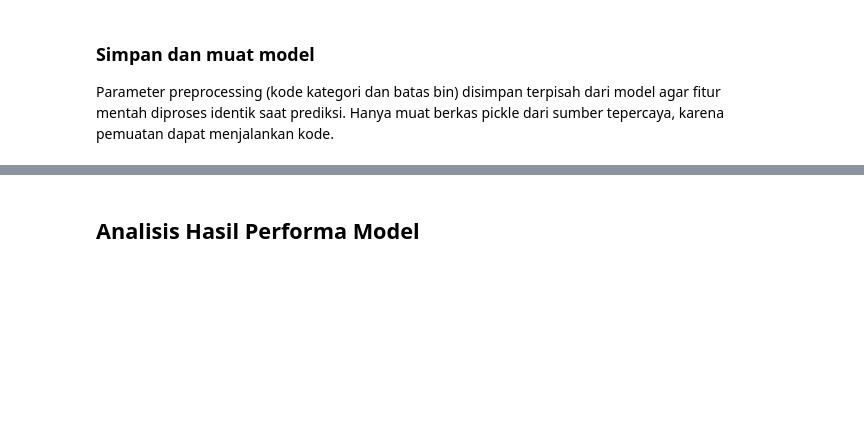
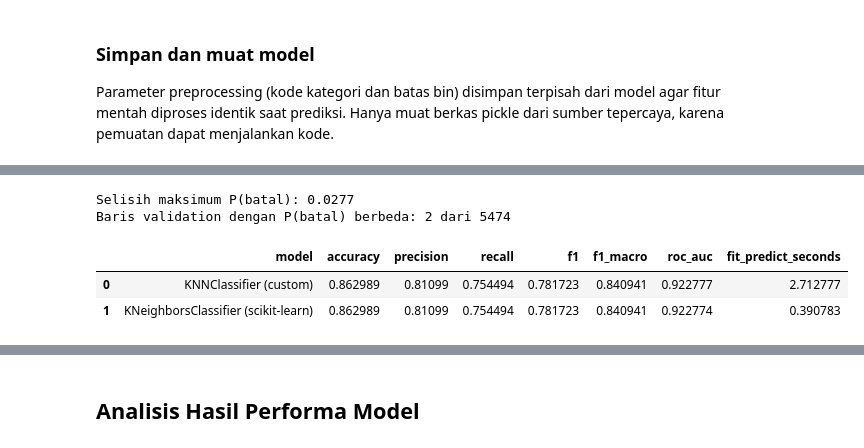
Before and after one commit to Kurt-Mikhael/IF3170_G14_LalapKaoBole, a Jupyter notebook: src/notebooks/main.ipynb, the cells around one changed output, grey strips where cells are left out. Saved outputs shown, nothing was run; the diff lists cells and outputs as text; code cells hidden in the pictures; blank space fills up the shorter version.

```diff
--- a/src/notebooks/main.ipynb
+++ b/src/notebooks/main.ipynb
@@ -1364,0 +1550,26 @@ pd.DataFrame({
+# %%
+knn_preprocessor = knn_make_preprocessor(KNN_SCALING)
+knn_X_train = knn_preprocessor.fit_transform(knn_X_raw.iloc[knn_train_idx])
+knn_X_valid = knn_preprocessor.transform(knn_X_raw.iloc[knn_valid_idx])
+
+knn_model = KNNClassifier(n_neighbors=KNN_K, weights=KNN_WEIGHTS)
+knn_sklearn = KNeighborsClassifier(n_neighbors=KNN_K, weights=KNN_WEIGHTS, algorithm='brute')
+knn_compare, knn_probabilities = [], {}
+for knn_name, knn_candidate in [('KNNClassifier (custom)', knn_model), ('KNeighborsClassifier (scikit-learn)', knn_sklearn)]:
+    knn_start = time.perf_counter()
+    knn_candidate.fit(knn_X_train, knn_y_train)
+    knn_probabilities[knn_name] = knn_candidate.predict_proba(knn_X_valid)[:, 1]
+    knn_seconds = time.perf_counter() - knn_start
+    knn_compare.append({'model': knn_name, **knn_evaluate(knn_candidate, knn_X_valid, knn_y_valid),
+                        'fit_predict_seconds': knn_seconds})
+
+knn_diff = np.abs(knn_probabilities['KNNClassifier (custom)'] - knn_probabilities['KNeighborsClassifier (scikit-learn)'])
+print(f'Selisih maksimum P(batal): {knn_diff.max():.4f}')
+print(f'Baris validation dengan P(batal) berbeda: {(knn_diff > 1e-9).sum()} dari {len(knn_diff)}')
+pd.DataFrame(knn_compare)
+# %% [output]
+Selisih maksimum P(batal): 0.0277
+Baris validation dengan P(batal) berbeda: 2 dari 5474
+|  | model | accuracy | precision | recall | f1 | f1_macro | roc_auc | fit_predict_seconds |
+| 0 | KNNClassifier (custom) | 0.862989 | 0.81099 | 0.754494 | 0.781723 | 0.840941 | 0.922777 | 2.712777 |
+| 1 | KNeighborsClassifier (scikit-learn) | 0.862989 | 0.81099 | 0.754494 | 0.781723 | 0.840941 | 0.922774 | 0.390783 |
```
Also changed, not shown: parts of 41 cells of this notebook, 12 other files.
